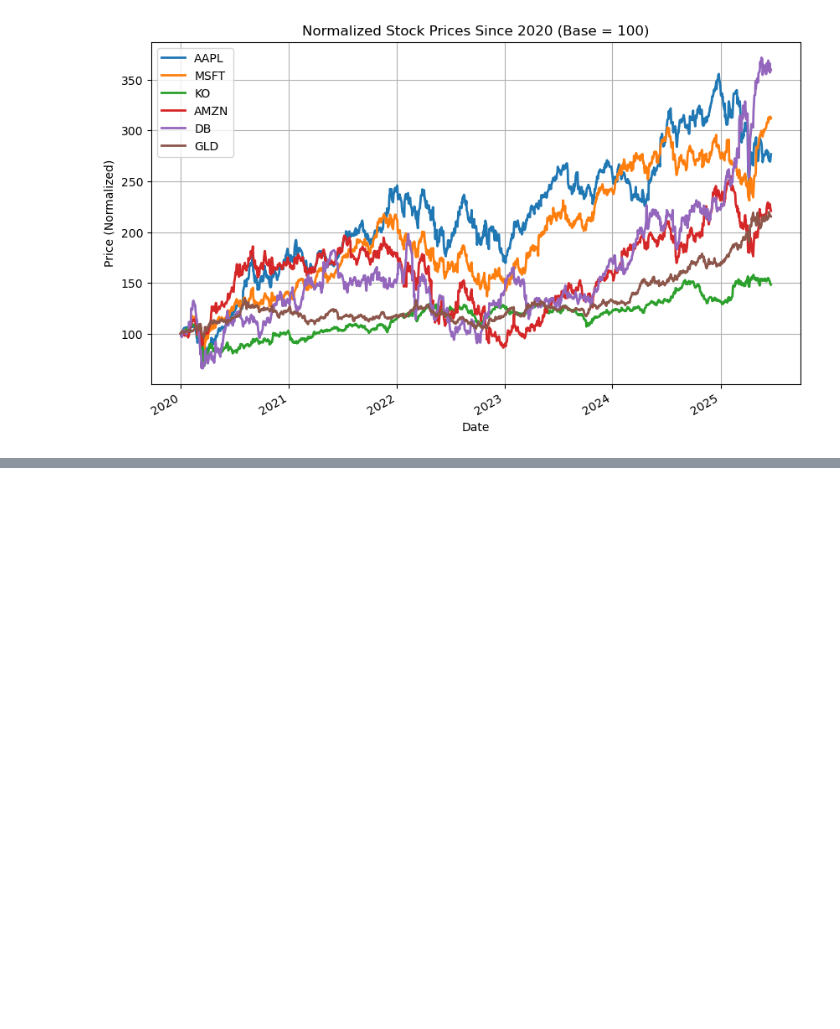
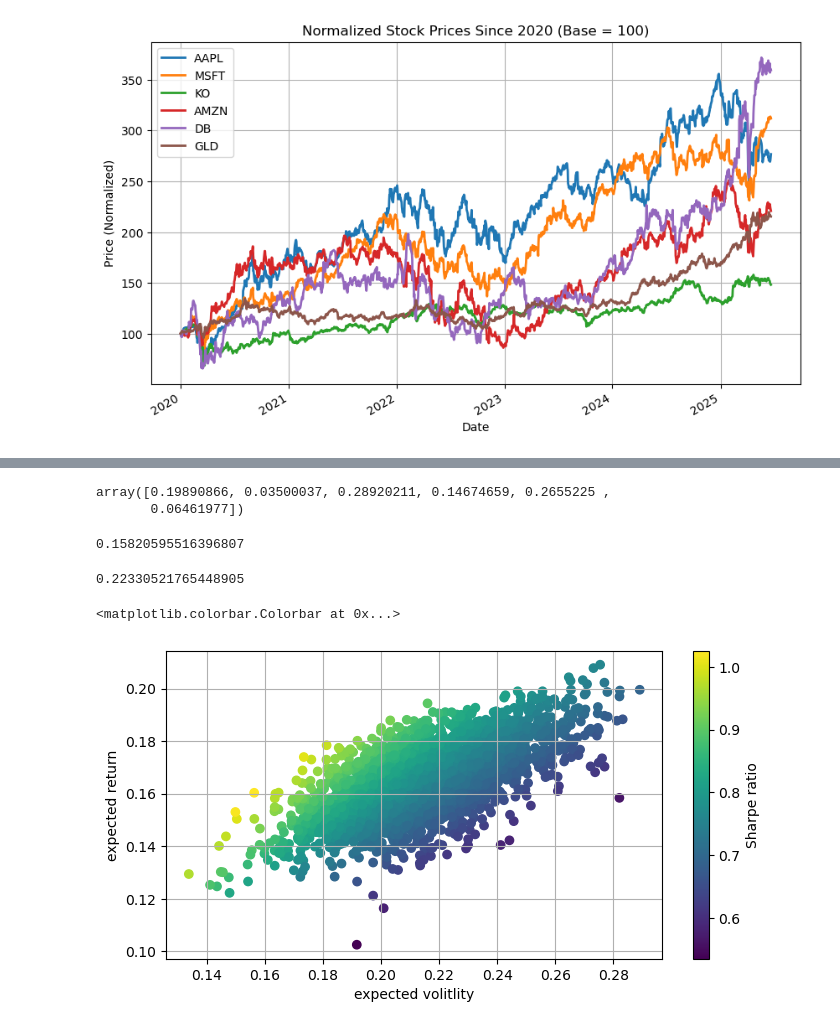
Before and after one commit to GeordieJones/financePython, a Jupyter notebook: bookPractice/stat models/portfolioOpt.ipynb, the cells around one changed output, grey strips where cells are left out. Drawn from its saved outputs; the diff is of its cells as text; code cells hidden in the pictures; blank space fills up the shorter version.

```diff
--- a/bookPractice/stat models/portfolioOpt.ipynb
+++ b/bookPractice/stat models/portfolioOpt.ipynb
@@ -36,3 +36,6 @@ plt.legend()
 plt.show()
 # %% [output]
 [figure]
+# %%
+rets= np.log(data / data.shift(1))
+rets.mean()*252
@@ -38,0 +60,40 @@ plt.show()
+# %%
+weights = np.random.random(noa)
+weights /= np.sum(weights)
+weights
+# %% [output]
+array([0.19890866, 0.03500037, 0.28920211, 0.14674659, 0.2655225 ,
+       0.06461977])
+# %%
+np.sum(rets.mean()*weights)*252
+# %% [output]
+0.15820595516396807
+# %%
+vet_arr = np.dot(weights.T, np.dot(rets.cov()*252, weights))
+np.sqrt(vet_arr)
+# %% [output]
+0.22330521765448905
+# %%
+prets=[]
+pvols = []
+for _ in range(2500):
+    weights = np.random.random(noa)
+    weights /= np.sum(weights)
+    pret = np.sum(rets.mean() * weights) * 252
+    prets.append(pret)
+    cov_matrix = rets.cov() * 252
+    port_var = np.dot(weights.T, np.dot(cov_matrix, weights))
+    pvol = np.sqrt(port_var)
+    pvols.append(pvol)
+prets = np.array(prets)
+pvols = np.array(pvols)
+
+plt.figure(figsize=(8,4))
+plt.scatter(pvols, prets, c = prets/ pvols, marker = 'o')
+plt.grid(True)
+plt.xlabel('expected volitlity')
+plt.ylabel('expected return')
+plt.colorbar(label='Sharpe ratio')
+# %% [output]
+<matplotlib.colorbar.Colorbar at 0x...>
+[figure, added]
```
Also changed, not shown: parts of 2 cells of this notebook.
